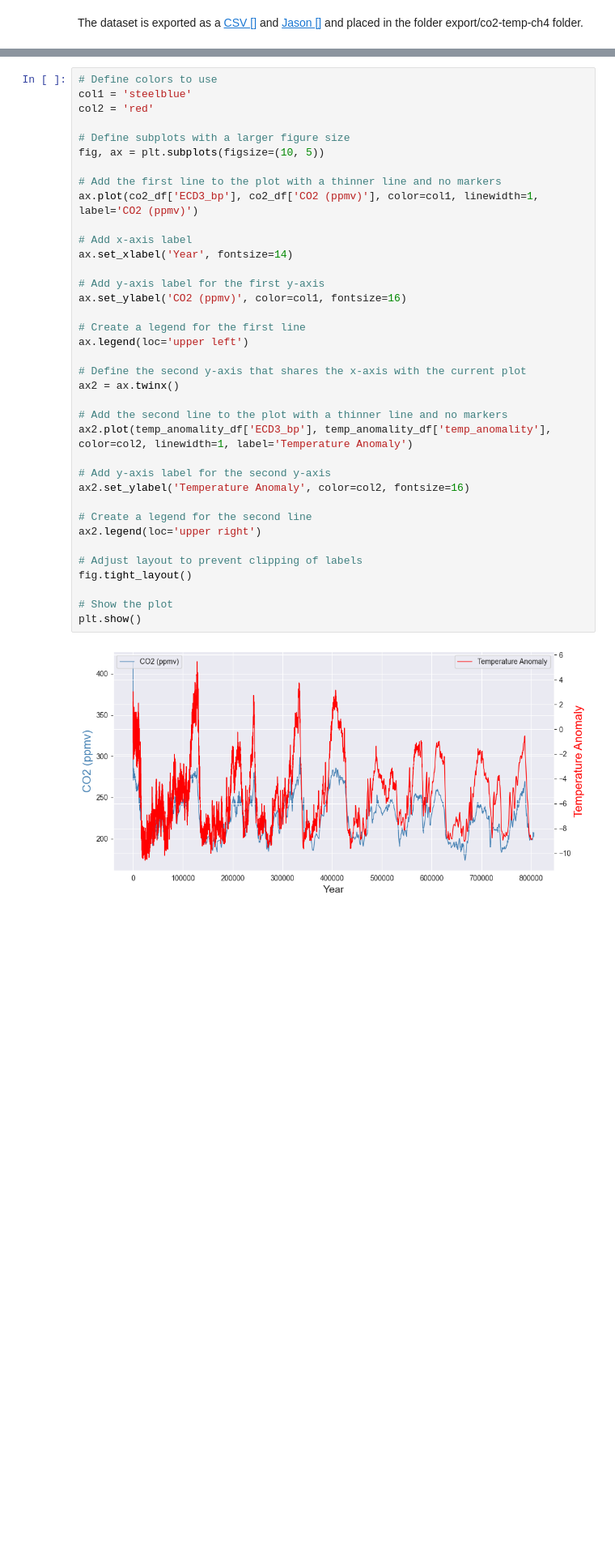
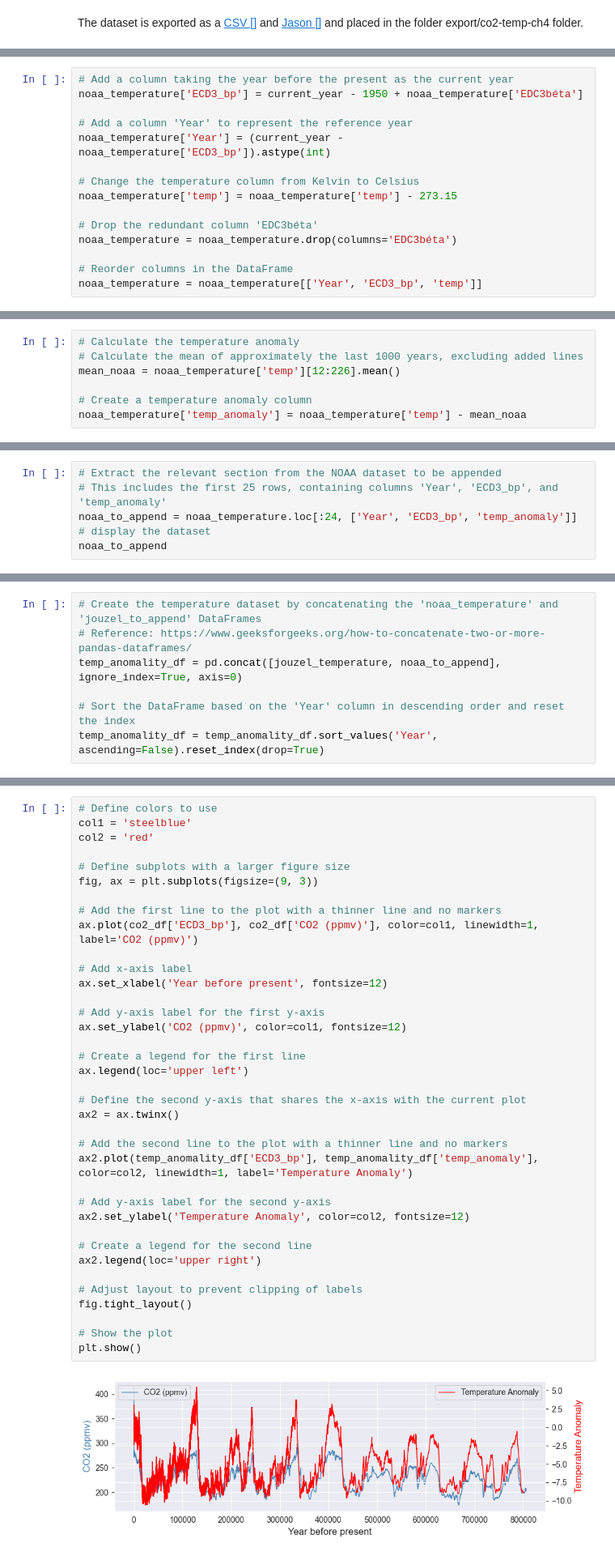
Before and after one commit to Cecilia8989/PfDA_Project2, a Jupyter notebook: pfda_project2.ipynb, the cells around one changed output, grey strips where cells are left out. Shown at 81% size. Cells and saved outputs as stored; diff of their text form; blank space fills up the shorter version.

Commit message:
temperature commented

```diff
--- a/pfda_project2.ipynb
+++ b/pfda_project2.ipynb
@@ -707,0 +554,15 @@ temp_anomality_df = temp_anomality_df.sort_values('Year', ascending=False).reset
+# %%
+# Add a column taking the year before the present as the current year
+noaa_temperature['ECD3_bp'] = current_year - 1950 + noaa_temperature['EDC3béta']
+
+# Add a column 'Year' to represent the reference year
+noaa_temperature['Year'] = (current_year - noaa_temperature['ECD3_bp']).astype(int)
+
+# Change the temperature column from Kelvin to Celsius
+noaa_temperature['temp'] = noaa_temperature['temp'] - 273.15
+
+# Drop the redundant column 'EDC3béta'
+noaa_temperature = noaa_temperature.drop(columns='EDC3béta')
+
+# Reorder columns in the DataFrame
+noaa_temperature = noaa_temperature[['Year', 'ECD3_bp', 'temp']]
@@ -707,0 +587,7 @@ temp_anomality_df = temp_anomality_df.sort_values('Year', ascending=False).reset
+# %%
+# Calculate the temperature anomaly
+# Calculate the mean of approximately the last 1000 years, excluding added lines
+mean_noaa = noaa_temperature['temp'][12:226].mean()
+
+# Create a temperature anomaly column
+noaa_temperature['temp_anomaly'] = noaa_temperature['temp'] - mean_noaa
@@ -707,0 +725,6 @@ temp_anomality_df = temp_anomality_df.sort_values('Year', ascending=False).reset
+# %%
+# Extract the relevant section from the NOAA dataset to be appended
+# This includes the first 25 rows, containing columns 'Year', 'ECD3_bp', and 'temp_anomaly'
+noaa_to_append = noaa_temperature.loc[:24, ['Year', 'ECD3_bp', 'temp_anomaly']]
+# display the dataset
+noaa_to_append
@@ -708,3 +751,10 @@ temp_anomality_df = temp_anomality_df.sort_values('Year', ascending=False).reset
+# %%
+# Create the temperature dataset by concatenating the 'noaa_temperature' and 'jouzel_to_append' DataFrames
+# Reference: https://www.geeksforgeeks.org/how-to-concatenate-two-or-more-pandas-dataframes/
+temp_anomality_df = pd.concat([jouzel_temperature, noaa_to_append], ignore_index=True, axis=0)
+
+# Sort the DataFrame based on the 'Year' column in descending order and reset the index
+temp_anomality_df = temp_anomality_df.sort_values('Year', ascending=False).reset_index(drop=True)
 # %%
 temp_anomality_df.head(30)
 # %% [output]
@@ -765,39 +812,39 @@ col1 = 'steelblue'
 col2 = 'red'
 
 # Define subplots with a larger figure size
-fig, ax = plt.subplots(figsize=(10, 5))
+fig, ax = plt.subplots(figsize=(9, 3))
 
 # Add the first line to the plot with a thinner line and no markers
 ax.plot(co2_df['ECD3_bp'], co2_df['CO2 (ppmv)'], color=col1, linewidth=1, label='CO2 (ppmv)')
 
 # Add x-axis label
-ax.set_xlabel('Year', fontsize=14)
+ax.set_xlabel('Year before present', fontsize=12)
 
 # Add y-axis label for the first y-axis
-ax.set_ylabel('CO2 (ppmv)', color=col1, fontsize=16)
+ax.set_ylabel('CO2 (ppmv)', color=col1, fontsize=12)
 
 # Create a legend for the first line
 ax.legend(loc='upper left')
 
 # Define the second y-axis that shares the x-axis with the current plot
 ax2 = ax.twinx()
 
 # Add the second line to the plot with a thinner line and no markers
-ax2.plot(temp_anomality_df['ECD3_bp'], temp_anomality_df['temp_anomality'], color=col2, linewidth=1, label='Temperature Anomaly')
+ax2.plot(temp_anomality_df['ECD3_bp'], temp_anomality_df['temp_anomaly'], color=col2, linewidth=1, label='Temperature Anomaly')
 
 # Add y-axis label for the second y-axis
-ax2.set_ylabel('Temperature Anomaly', color=col2, fontsize=16)
+ax2.set_ylabel('Temperature Anomaly', color=col2, fontsize=12)
 
 # Create a legend for the second line
 ax2.legend(loc='upper right')
 
 # Adjust layout to prevent clipping of labels
 fig.tight_layout()
 
 # Show the plot
 plt.show()
 # %% [output]
-[figure, old version]
+[figure, new version]
 # %%
 import matplotlib.pyplot as plt
 
```
Also changed, not shown: parts of 74 cells of this notebook, 2 other files.
